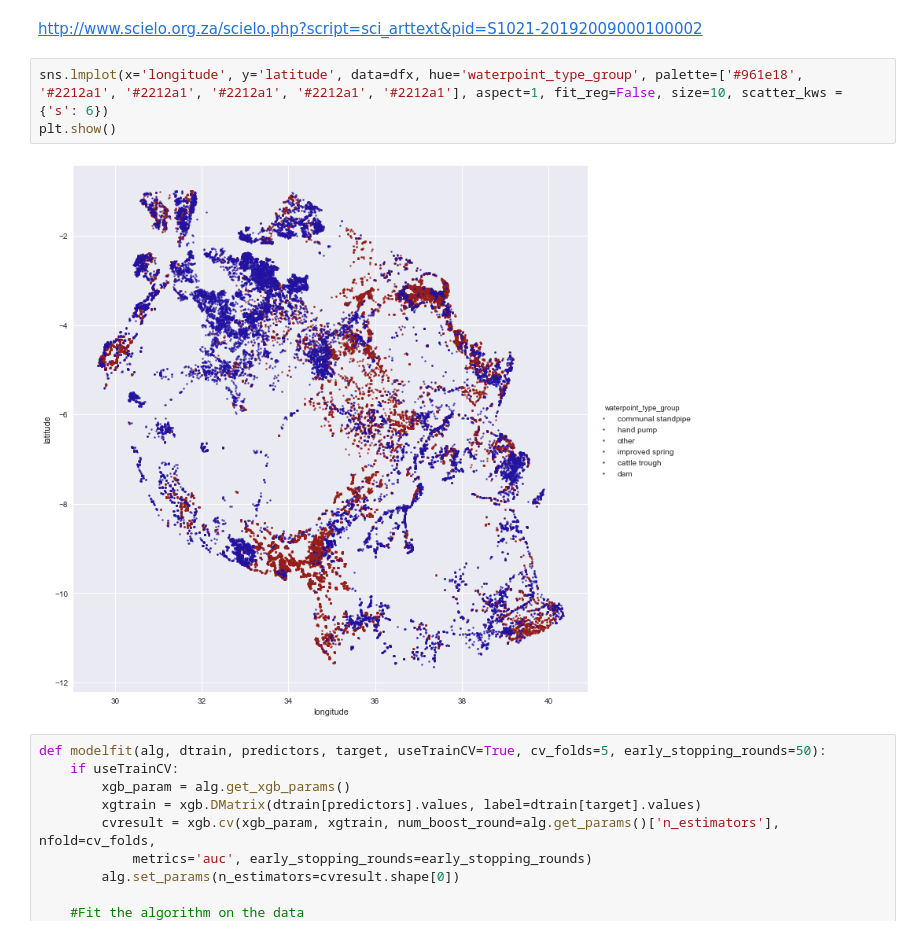
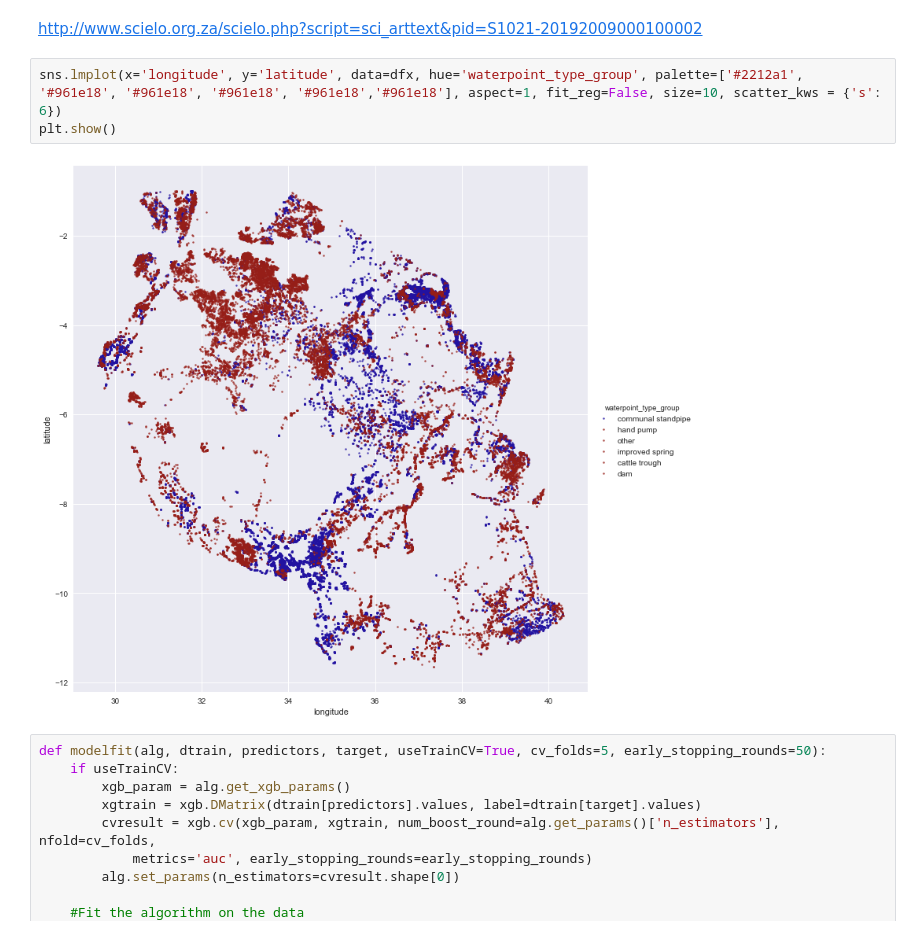
Before and after one commit to bphall/tanzania_water_study, a Jupyter notebook: pump_notebook.ipynb, the cells around one changed output. Cells and saved outputs as stored; diff of their text form.

```diff
--- a/pump_notebook.ipynb
+++ b/pump_notebook.ipynb
@@ -564,10 +564,10 @@ plt.show()
 # %% [markdown]
 http://www.scielo.org.za/scielo.php?script=sci_arttext&pid=S1021-20192009000100002
 # %%
-sns.lmplot(x='longitude', y='latitude', data=dfx, hue='waterpoint_type_group', palette=['#961e18', '#2212a1', '#2212a1', '#2212a1', '#2212a1', '#2212a1'], aspect=1, fit_reg=False, size=10, scatter_kws = {'s': 6})
+sns.lmplot(x='longitude', y='latitude', data=dfx, hue='waterpoint_type_group', palette=['#2212a1', '#961e18', '#961e18', '#961e18', '#961e18','#961e18'], aspect=1, fit_reg=False, size=10, scatter_kws = {'s': 6})
 plt.show()
 # %% [output]
-[figure, old version]
+[figure, new version]
 # %%
 def modelfit(alg, dtrain, predictors, target, useTrainCV=True, cv_folds=5, early_stopping_rounds=50):
     if useTrainCV:
```
Also changed, not shown: parts of 1 cell of this notebook, 2 other files.
